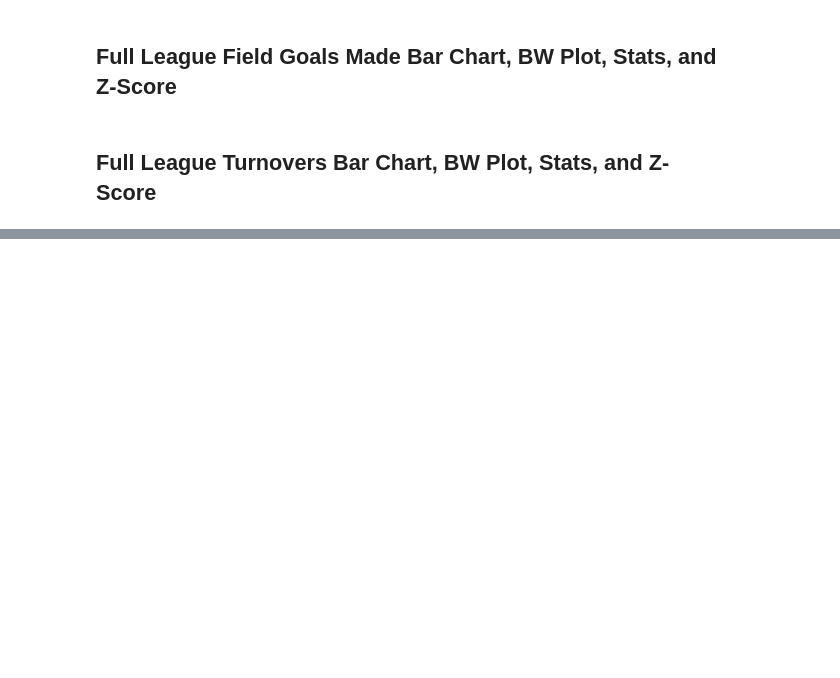
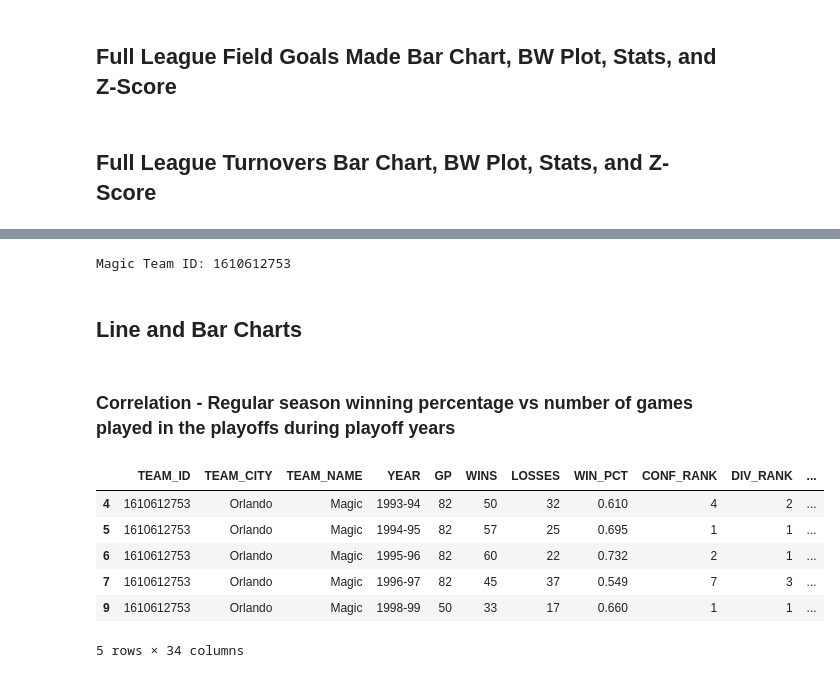
Before and after one commit to CandaceDoesData/Group_Project_1, a Jupyter notebook: Project_1_NBA/NBA.ipynb, the cells around one changed output, grey strips where cells are left out. Cells and saved outputs as stored; diff of their text form; code cells hidden in the pictures; blank space fills up the shorter version.

```diff
--- a/Project_1_NBA/NBA.ipynb
+++ b/Project_1_NBA/NBA.ipynb
@@ -1928,0 +1948,7 @@ orl_tov_zscore
+# %%
+#Get Team ID
+team_data = pd.DataFrame.from_dict(teams.find_teams_by_full_name('magic'))
+team_id = team_data.loc[0,'id']
+print(f"Magic Team ID: {team_id}")
+# %% [output]
+Magic Team ID: 1610612753
@@ -1928,0 +1962,16 @@ orl_tov_zscore
+# %% [markdown]
+## Line and Bar Charts
+# %% [markdown]
+### Correlation - Regular season winning percentage vs number of games played in the playoffs during playoff years
+# %%
+# Genrate dataframe to only contain years in the playoffs
+playoff_df = df.loc[(df['PO_WINS'] > 0) | (df['PO_LOSSES'] > 0)].copy()
+playoff_df.head()
+# %% [output]
+|  | TEAM_ID | TEAM_CITY | TEAM_NAME | YEAR | GP | WINS | LOSSES | WIN_PCT | CONF_RANK | DIV_RANK | ... |
+| 4 | 1610612753 | Orlando | Magic | 1993-94 | 82 | 50 | 32 | 0.610 | 4 | 2 | ... |
+| 5 | 1610612753 | Orlando | Magic | 1994-95 | 82 | 57 | 25 | 0.695 | 1 | 1 | ... |
+| 6 | 1610612753 | Orlando | Magic | 1995-96 | 82 | 60 | 22 | 0.732 | 2 | 1 | ... |
+| 7 | 1610612753 | Orlando | Magic | 1996-97 | 82 | 45 | 37 | 0.549 | 7 | 3 | ... |
+| 9 | 1610612753 | Orlando | Magic | 1998-99 | 50 | 33 | 17 | 0.660 | 1 | 1 | ... |
+5 rows × 34 columns
```
Also changed, not shown: parts of 7 cells of this notebook.
